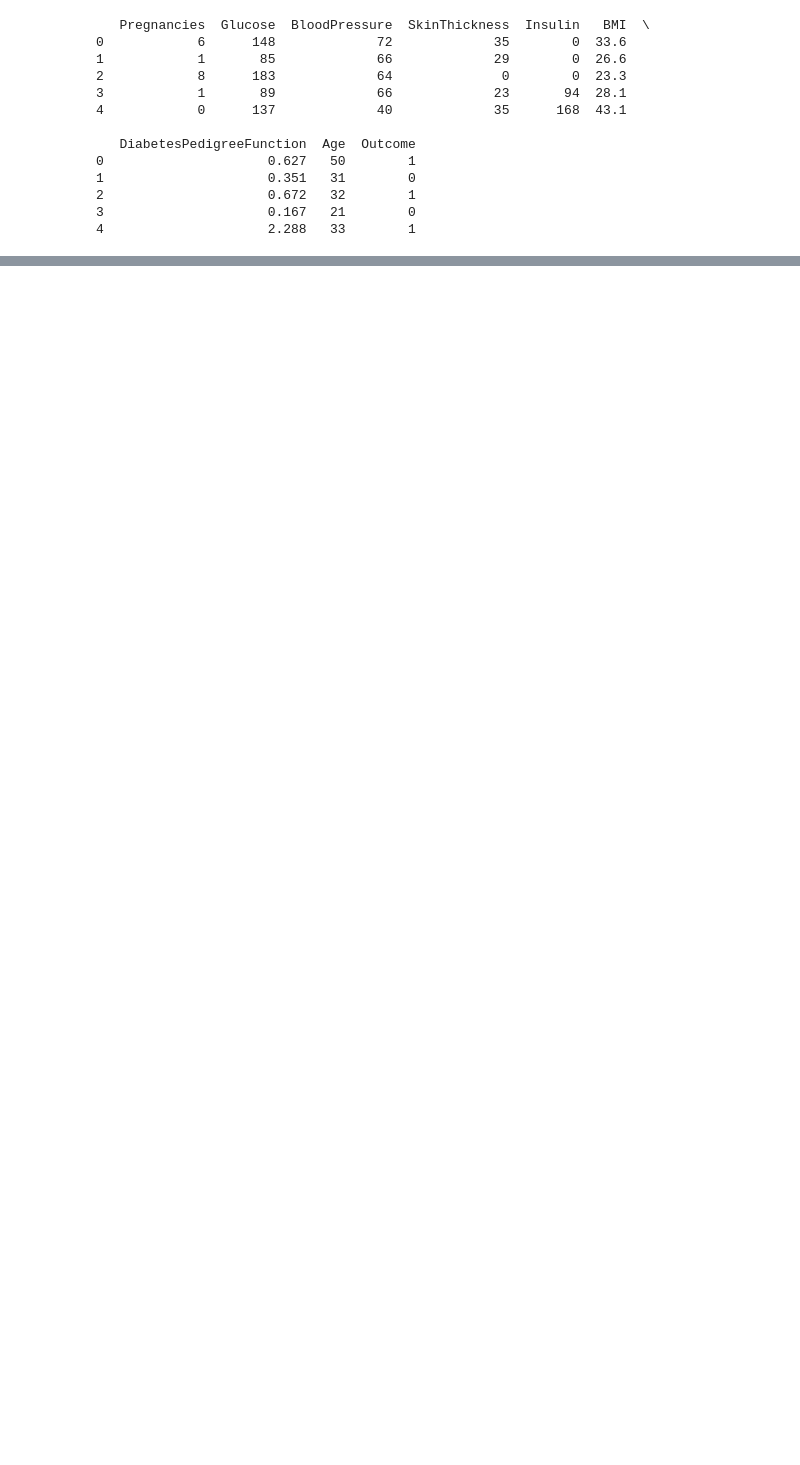
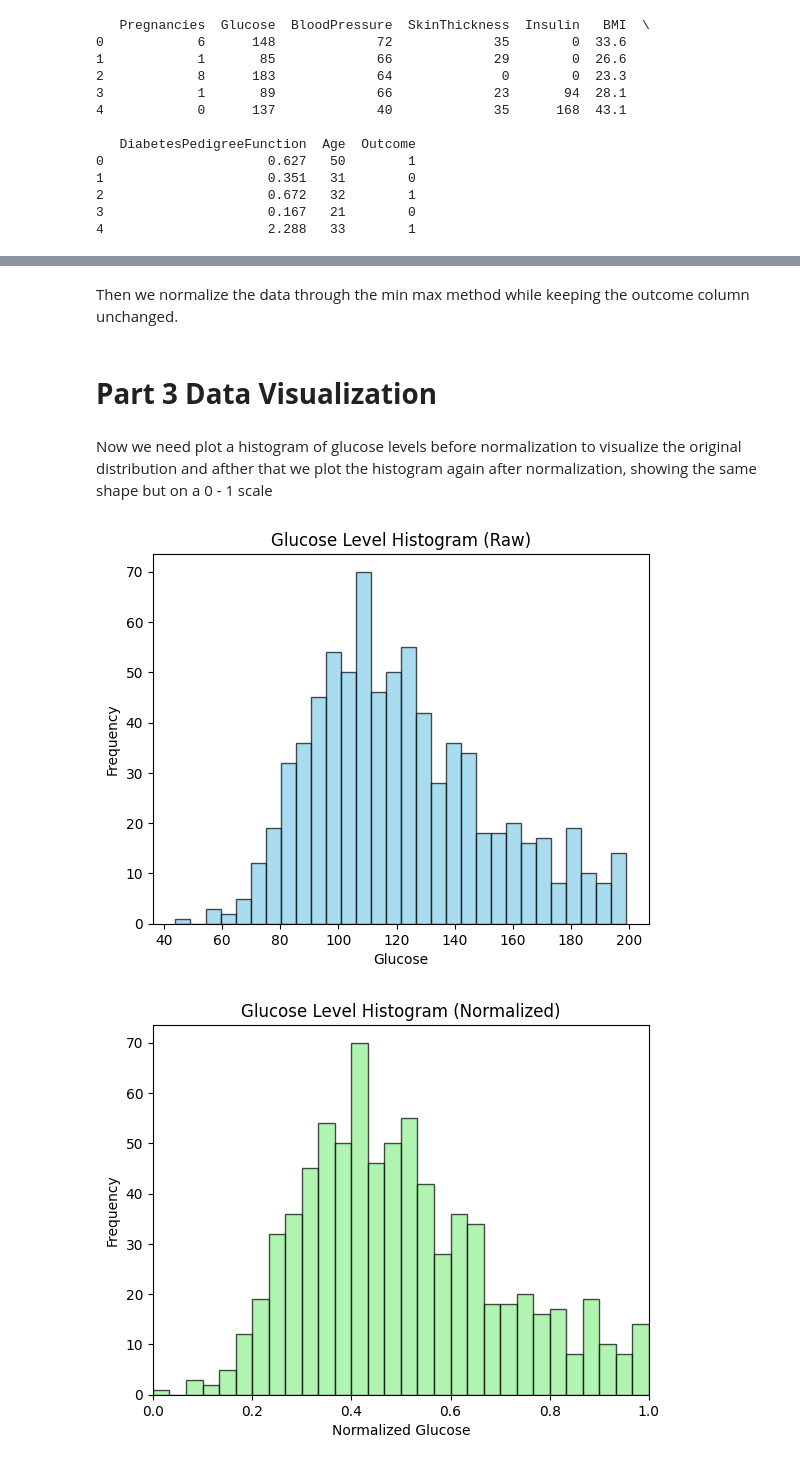
Before and after one commit to JamalMorales/Artificial-intelligence, a Jupyter notebook: Assignments/AF2_Data_Processing.ipynb, the cells around one changed output, grey strips where cells are left out. Saved outputs shown, nothing was run; the diff lists cells and outputs as text; code cells hidden in the pictures; blank space fills up the shorter version.

```diff
--- a/Assignments/AF2_Data_Processing.ipynb
+++ b/Assignments/AF2_Data_Processing.ipynb
@@ -78,0 +62,7 @@ plt.show()
+# %%
+
+cols_to_check = ['Glucose', 'BloodPressure', 'SkinThickness', 'Insulin', 'BMI']
+for col in cols_to_check:
+    print(f"{col} - valores cero: {(df[col] == 0).sum()}")
+
+print(df.describe())
@@ -78,0 +98,34 @@ plt.show()
+# %%
+zlessdf = df.copy()
+zlessresult = zlessdf.apply(lambda col: zless(col) if col.name in cols_to_check else col)
+# %% [markdown]
+Then we normalize the data through the min max method while keeping the outcome column unchanged.
+# %%
+scaled = zlessresult.copy()
+for column in scaled.columns:
+    if column != 'Outcome':  # No normalizar la variable objetivo
+        scaled[column] = (scaled[column] - scaled[column].min()) / (scaled[column].max() - scaled[column].min())
+# %% [markdown]
+# **Part 3 Data Visualization**
+# %% [markdown]
+Now we need plot a histogram of glucose levels before normalization to visualize the original distribution and afther that we plot the histogram again after normalization, showing the same shape but on a 0 - 1 scale
+# %%
+# Pre normalized glucose histogram
+plt.hist(zlessresult['Glucose'], bins=30, color='skyblue', alpha=0.7, edgecolor='black')
+plt.title("Glucose Level Histogram (Raw)")
+plt.xlabel("Glucose")
+plt.ylabel("Frequency")
+plt.ylim(bottom=0)
+plt.show()
+
+# Post normalized glucose histogram
+plt.hist(scaled['Glucose'], bins=30, color='lightgreen', alpha=0.7, edgecolor='black')
+plt.title("Glucose Level Histogram (Normalized)")
+plt.xlabel("Normalized Glucose")
+plt.ylabel("Frequency")
+plt.xlim(0, 1)
+plt.ylim(bottom=0)
+plt.show()
+# %% [output]
+[figure, added]
+[figure, added]
```
Also changed, not shown: parts of 18 cells of this notebook.
